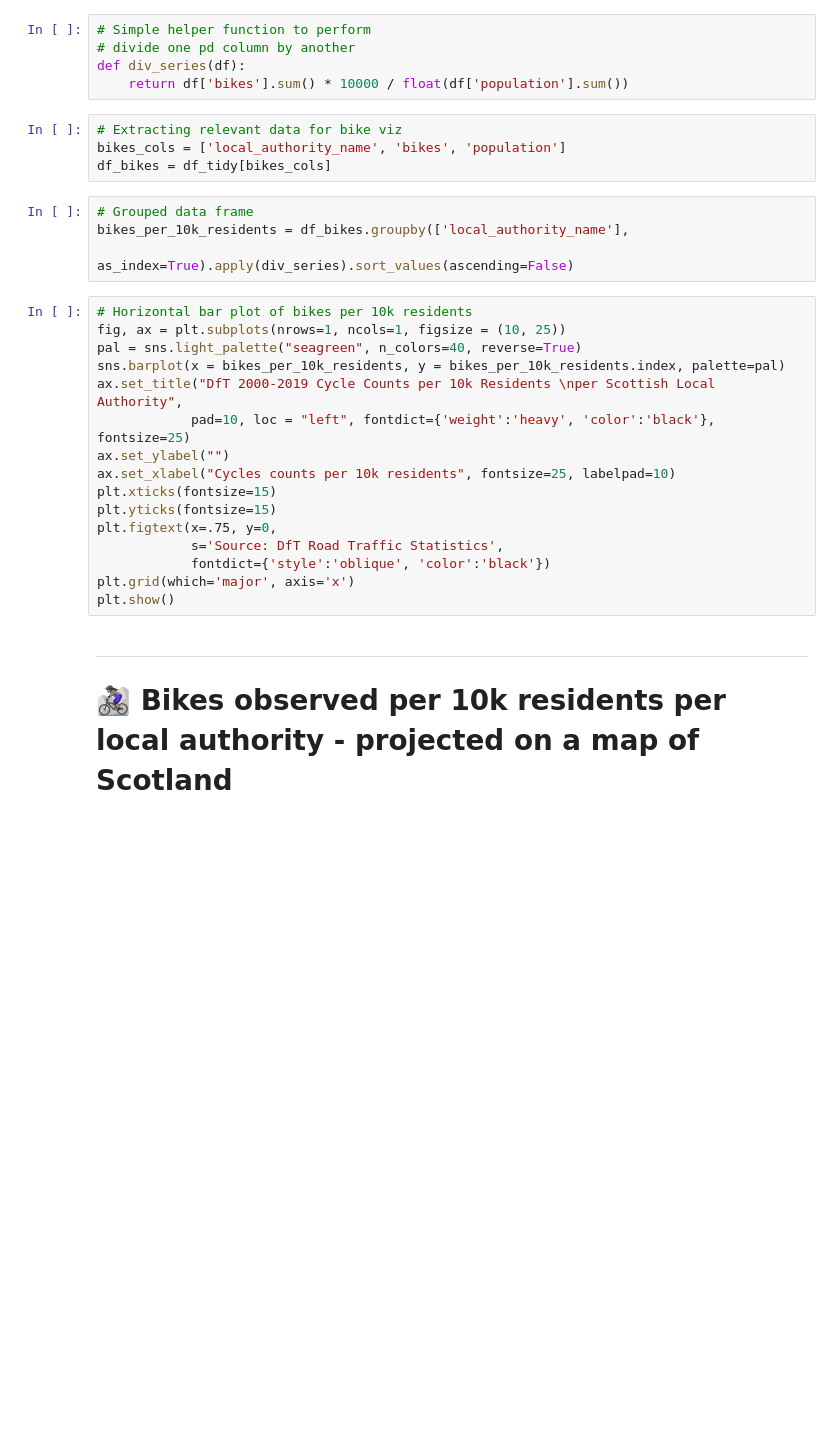
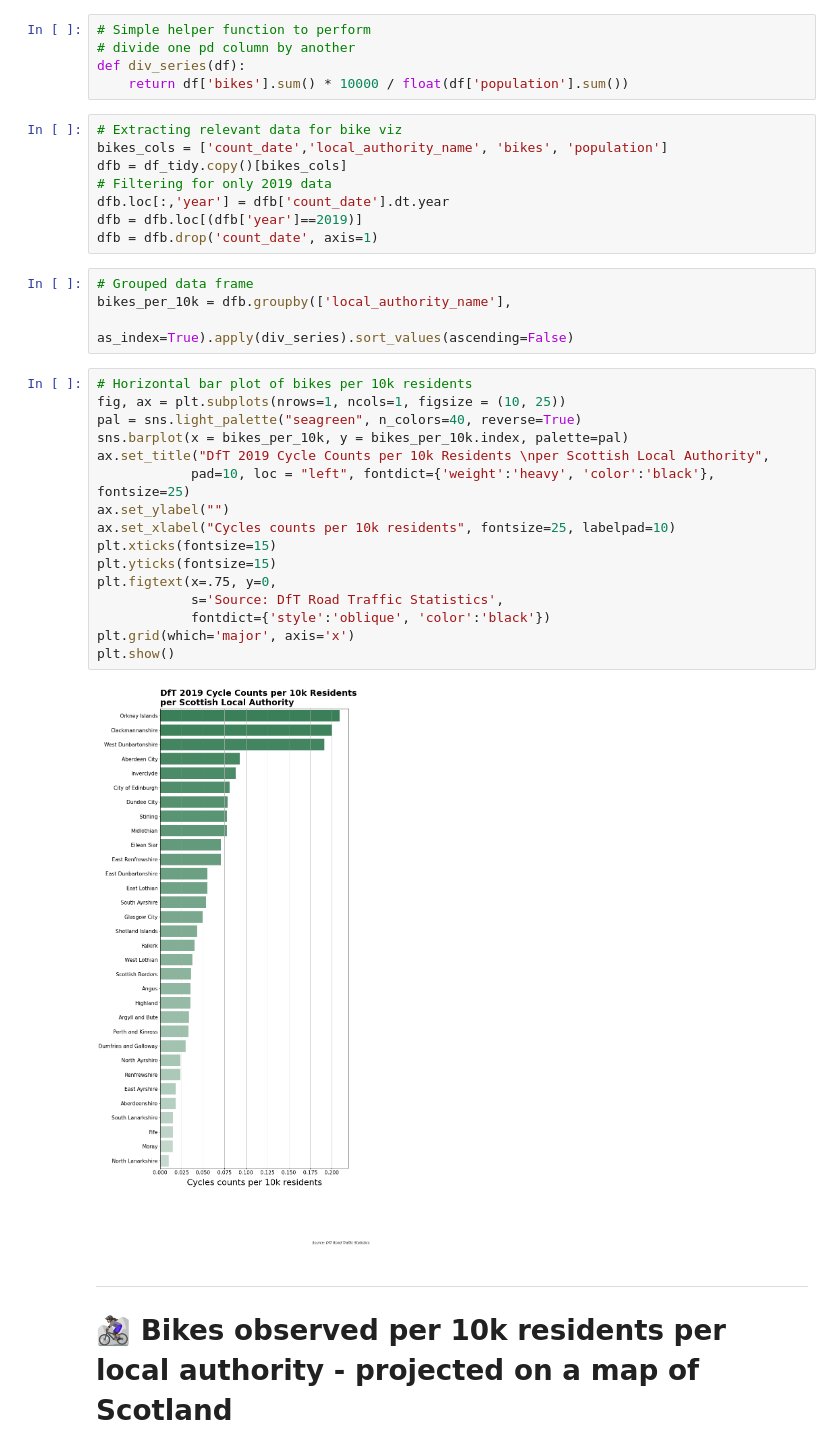
Before and after one commit to c-abbott/scottish-transport-analysis, a Jupyter notebook: project-2-report.ipynb, the cells around one changed output. Drawn from its saved outputs; the diff is of its cells as text; blank space fills up the shorter version.

Commit message:
Filtered for only 2019 in bike df :bicycle:

```diff
--- a/project-2-report.ipynb
+++ b/project-2-report.ipynb
@@ -176,28 +211,34 @@ def div_series(df):
     return df['bikes'].sum() * 10000 / float(df['population'].sum())
 # %%
 # Extracting relevant data for bike viz
-bikes_cols = ['local_authority_name', 'bikes', 'population']
-df_bikes = df_tidy[bikes_cols]
+bikes_cols = ['count_date','local_authority_name', 'bikes', 'population']
+dfb = df_tidy.copy()[bikes_cols]
+# Filtering for only 2019 data
+dfb.loc[:,'year'] = dfb['count_date'].dt.year
+dfb = dfb.loc[(dfb['year']==2019)]
+dfb = dfb.drop('count_date', axis=1)
 # %%
 # Grouped data frame
-bikes_per_10k_residents = df_bikes.groupby(['local_authority_name'],
+bikes_per_10k = dfb.groupby(['local_authority_name'],
                                            as_index=True).apply(div_series).sort_values(ascending=False)
 # %%
 # Horizontal bar plot of bikes per 10k residents
 fig, ax = plt.subplots(nrows=1, ncols=1, figsize = (10, 25))
 pal = sns.light_palette("seagreen", n_colors=40, reverse=True)
-sns.barplot(x = bikes_per_10k_residents, y = bikes_per_10k_residents.index, palette=pal)
-ax.set_title("DfT 2000-2019 Cycle Counts per 10k Residents \nper Scottish Local Authority",
+sns.barplot(x = bikes_per_10k, y = bikes_per_10k.index, palette=pal)
+ax.set_title("DfT 2019 Cycle Counts per 10k Residents \nper Scottish Local Authority",
             pad=10, loc = "left", fontdict={'weight':'heavy', 'color':'black'}, fontsize=25)
 ax.set_ylabel("")
 ax.set_xlabel("Cycles counts per 10k residents", fontsize=25, labelpad=10)
 plt.xticks(fontsize=15)
 plt.yticks(fontsize=15)
 plt.figtext(x=.75, y=0,
             s='Source: DfT Road Traffic Statistics',
             fontdict={'style':'oblique', 'color':'black'})
 plt.grid(which='major', axis='x')
 plt.show()
+# %% [output]
+[figure, added]
 # %% [markdown]
 ---
 
```
Also changed, not shown: parts of 9 cells of this notebook.
